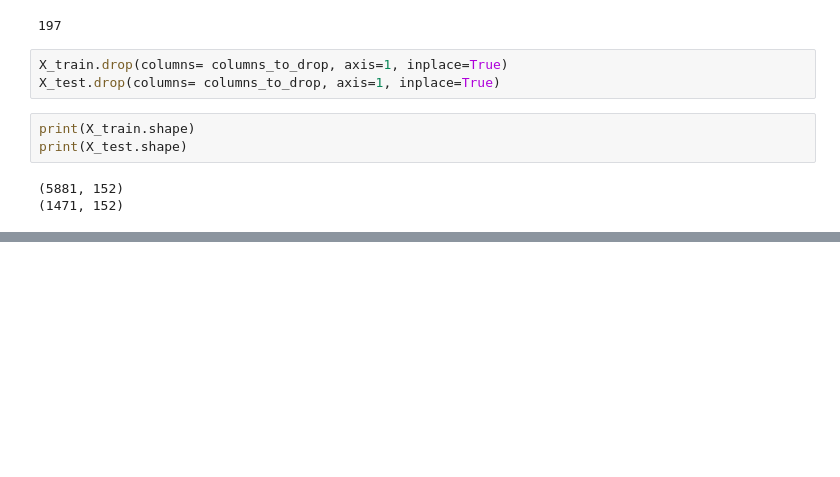
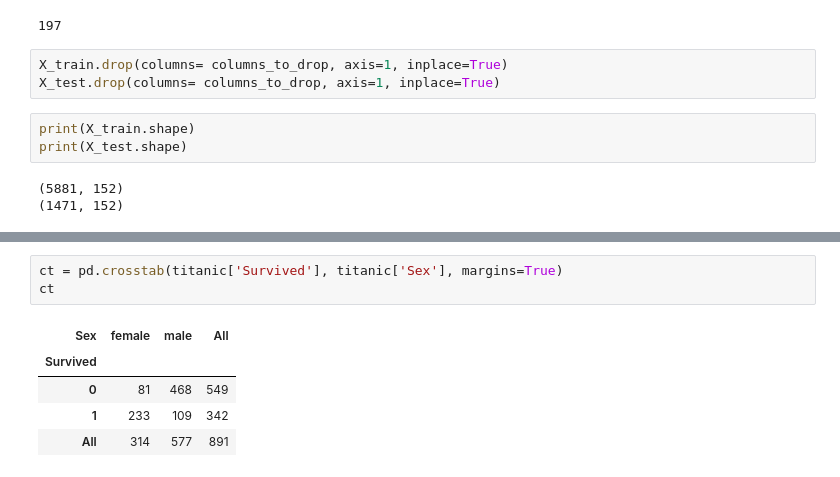
Before and after one commit to Apurba1903/Machine_Learning, a Jupyter notebook: Feature Selection/feature_selection.ipynb, the cells around one changed output, grey strips where cells are left out. Saved outputs shown, nothing was run; the diff lists cells and outputs as text; blank space fills up the shorter version.

```diff
--- a/Feature Selection/feature_selection.ipynb
+++ b/Feature Selection/feature_selection.ipynb
@@ -212,0 +281,9 @@ print(X_test.shape)
+# %%
+ct = pd.crosstab(titanic['Survived'], titanic['Sex'], margins=True)
+ct
+# %% [output]
+| Sex | female | male | All |
+| Survived |  |  |  |
+| 0 | 81 | 468 | 549 |
+| 1 | 233 | 109 | 342 |
+| All | 314 | 577 | 891 |
```
Also changed, not shown: parts of 14 cells of this notebook.
